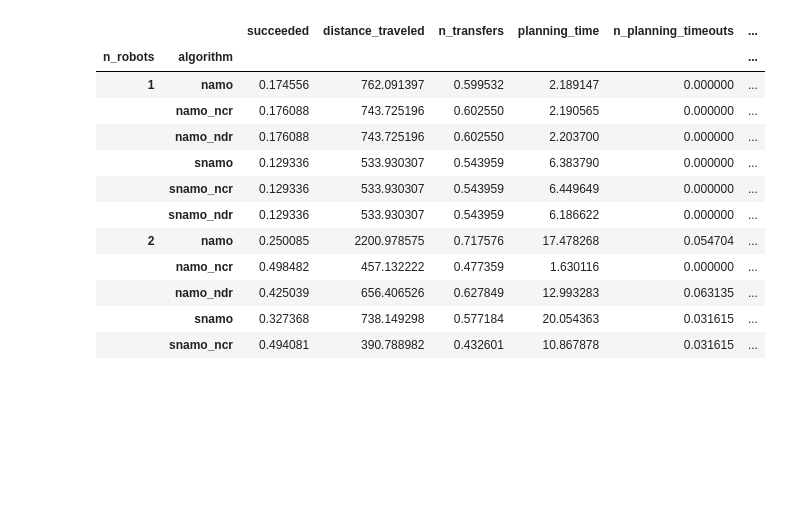
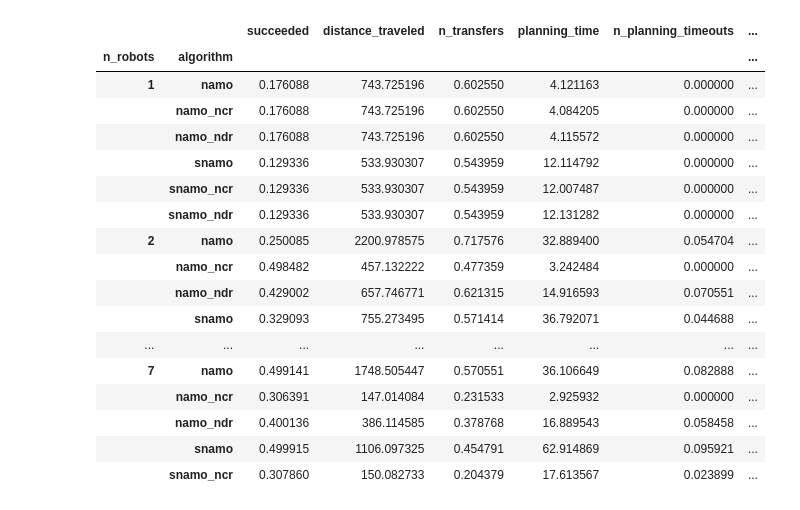
Before and after one commit to Chroma-CITI/namosim, a Jupyter notebook: notebooks/analysis-v2.ipynb, the cells around one changed output. Saved outputs shown, nothing was run; the diff lists cells and outputs as text; code cells hidden in the pictures; blank space fills up the shorter version.

```diff
--- a/notebooks/analysis-v2.ipynb
+++ b/notebooks/analysis-v2.ipynb
@@ -5,9 +5,15 @@ import numpy as np
 from matplotlib.axes import Axes
 from matplotlib.gridspec import GridSpec
 import typing as t
-data = pandas.read_csv("../report.csv")
+data = pandas.read_csv("../report_int_v2.csv")
 data["succeeded"] = data["succeeded"].astype(int)
 data = data.drop(columns="agent_id")
+success_rates = data.groupby(['n_robots','algorithm'])['succeeded'].mean().reset_index()
+
+data_successes = data[data["succeeded"] == 1]
+
+# data = data.drop(columns=["succeeded"])
+# data_successes = data_successes.drop(columns=["succeeded"])
 # %%
 data
 # %% [output]
@@ -45,19 +109,25 @@ avg
 # %%
 std = data.groupby(['n_robots','algorithm']).std()
+std_success = data_successes.groupby(['n_robots','algorithm']).std()
 std
 # %% [output]
 |  |  | succeeded | distance_traveled | n_transfers | planning_time | n_planning_timeouts | ... |
 | n_robots | algorithm |  |  |  |  |  | ... |
-| 1 | namo | 0.174556 | 762.091397 | 0.599532 | 2.189147 | 0.000000 | ... |
-|  | namo_ncr | 0.176088 | 743.725196 | 0.602550 | 2.190565 | 0.000000 | ... |
-|  | namo_ndr | 0.176088 | 743.725196 | 0.602550 | 2.203700 | 0.000000 | ... |
-|  | snamo | 0.129336 | 533.930307 | 0.543959 | 6.383790 | 0.000000 | ... |
-|  | snamo_ncr | 0.129336 | 533.930307 | 0.543959 | 6.449649 | 0.000000 | ... |
-|  | snamo_ndr | 0.129336 | 533.930307 | 0.543959 | 6.186622 | 0.000000 | ... |
-| 2 | namo | 0.250085 | 2200.978575 | 0.717576 | 17.478268 | 0.054704 | ... |
-|  | namo_ncr | 0.498482 | 457.132222 | 0.477359 | 1.630116 | 0.000000 | ... |
-|  | namo_ndr | 0.425039 | 656.406526 | 0.627849 | 12.993283 | 0.063135 | ... |
-|  | snamo | 0.327368 | 738.149298 | 0.577184 | 20.054363 | 0.031615 | ... |
-|  | snamo_ncr | 0.494081 | 390.788982 | 0.432601 | 10.867878 | 0.031615 | ... |
+| 1 | namo | 0.176088 | 743.725196 | 0.602550 | 4.121163 | 0.000000 | ... |
+|  | namo_ncr | 0.176088 | 743.725196 | 0.602550 | 4.084205 | 0.000000 | ... |
+|  | namo_ndr | 0.176088 | 743.725196 | 0.602550 | 4.115572 | 0.000000 | ... |
+|  | snamo | 0.129336 | 533.930307 | 0.543959 | 12.114792 | 0.000000 | ... |
+|  | snamo_ncr | 0.129336 | 533.930307 | 0.543959 | 12.007487 | 0.000000 | ... |
+|  | snamo_ndr | 0.129336 | 533.930307 | 0.543959 | 12.131282 | 0.000000 | ... |
+| 2 | namo | 0.250085 | 2200.978575 | 0.717576 | 32.889400 | 0.054704 | ... |
+|  | namo_ncr | 0.498482 | 457.132222 | 0.477359 | 3.242484 | 0.000000 | ... |
+|  | namo_ndr | 0.429002 | 657.746771 | 0.621315 | 14.916593 | 0.070551 | ... |
+|  | snamo | 0.329093 | 755.273495 | 0.571414 | 36.792071 | 0.044688 | ... |
+| ... | ... | ... | ... | ... | ... | ... | ... |
+| 7 | namo | 0.499141 | 1748.505447 | 0.570551 | 36.106649 | 0.082888 | ... |
+|  | namo_ncr | 0.306391 | 147.014084 | 0.231533 | 2.925932 | 0.000000 | ... |
+|  | namo_ndr | 0.400136 | 386.114585 | 0.378768 | 16.889543 | 0.058458 | ... |
+|  | snamo | 0.499915 | 1106.097325 | 0.454791 | 62.914869 | 0.095921 | ... |
+|  | snamo_ncr | 0.307860 | 150.082733 | 0.204379 | 17.613567 | 0.023899 | ... |
 # %%
 goal_success_rates_avg = avg["succeeded"]
```
Also changed, not shown: parts of 20 cells of this notebook.
